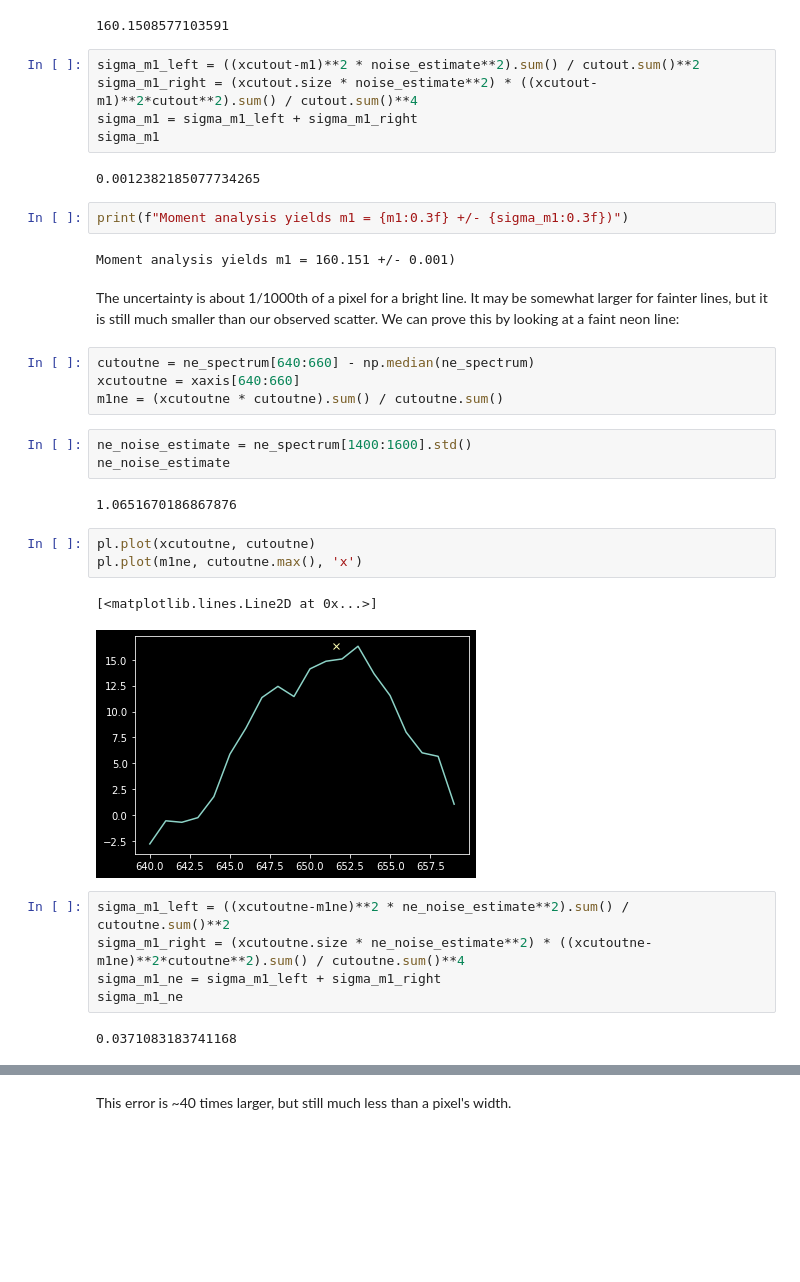
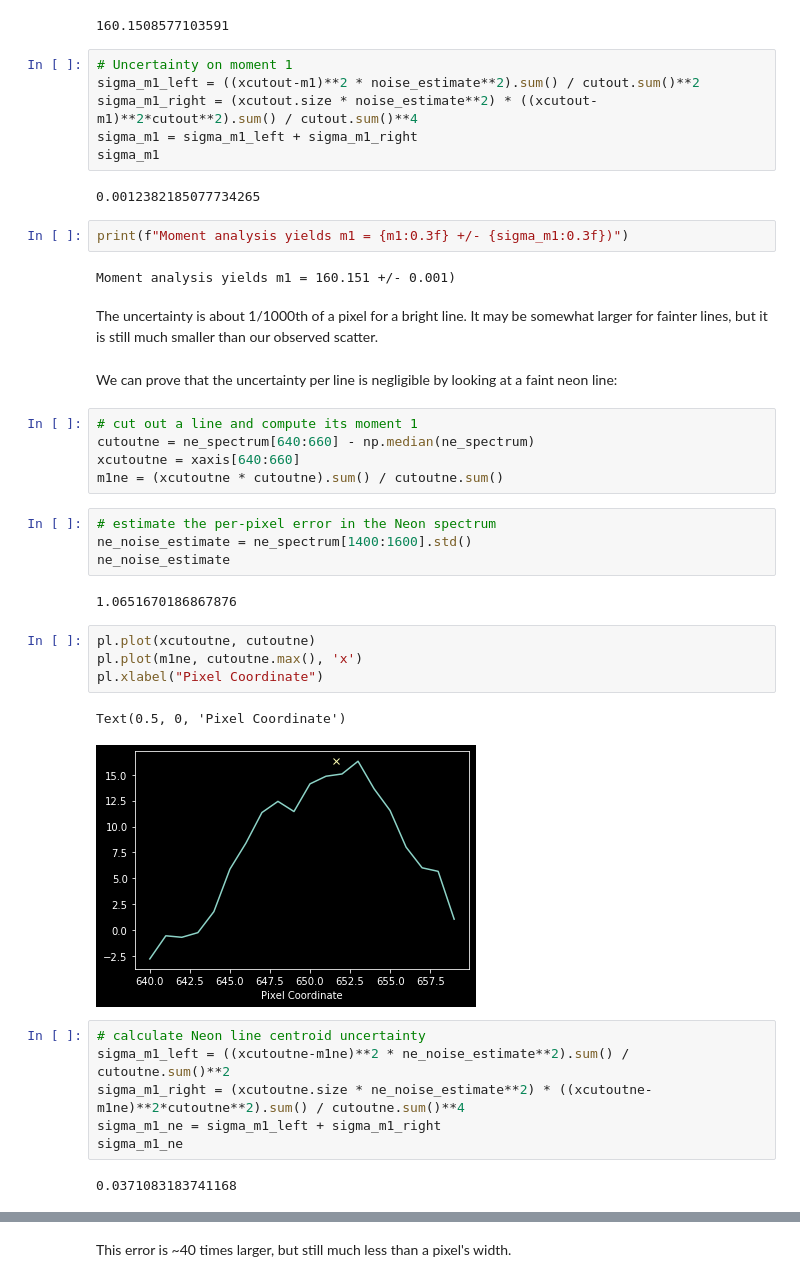
Before and after one commit to keflavich/AST4723-Public-Materials, a Jupyter notebook: spectroscopy/Wavelength Calibration.ipynb, the cells around one changed output, grey strips where cells are left out. Cells and saved outputs as stored; diff of their text form; blank space fills up the shorter version.

```diff
--- a/spectroscopy/Wavelength Calibration.ipynb
+++ b/spectroscopy/Wavelength Calibration.ipynb
@@ -495,6 +538,7 @@ m1
 # %% [output]
 160.1508577103591
 # %%
+# Uncertainty on moment 1
 sigma_m1_left = ((xcutout-m1)**2 * noise_estimate**2).sum() / cutout.sum()**2
 sigma_m1_right = (xcutout.size * noise_estimate**2) * ((xcutout-m1)**2*cutout**2).sum() / cutout.sum()**4
 sigma_m1 = sigma_m1_left + sigma_m1_right
@@ -506,12 +550,16 @@ print(f"Moment analysis yields m1 = {m1:0.3f} +/- {sigma_m1:0.3f})")
 # %% [output]
 Moment analysis yields m1 = 160.151 +/- 0.001)
 # %% [markdown]
-The uncertainty is about 1/1000th of a pixel for a bright line.  It may be somewhat larger for fainter lines, but it is still much smaller than our observed scatter.  We can prove this by looking at a faint neon line:
+The uncertainty is about 1/1000th of a pixel for a bright line.  It may be somewhat larger for fainter lines, but it is still much smaller than our observed scatter.
+# %% [markdown]
+ We can prove that the uncertainty per line is negligible by looking at a faint neon line:
 # %%
+# cut out a line and compute its moment 1
 cutoutne = ne_spectrum[640:660] - np.median(ne_spectrum)
 xcutoutne = xaxis[640:660]
 m1ne = (xcutoutne * cutoutne).sum() / cutoutne.sum()
 # %%
+# estimate the per-pixel error in the Neon spectrum
 ne_noise_estimate = ne_spectrum[1400:1600].std()
 ne_noise_estimate
 # %% [output]
@@ -519,10 +567,12 @@ ne_noise_estimate
 # %%
 pl.plot(xcutoutne, cutoutne)
 pl.plot(m1ne, cutoutne.max(), 'x')
+pl.xlabel("Pixel Coordinate")
 # %% [output]
-[<matplotlib.lines.Line2D at 0x...>]
+Text(0.5, 0, 'Pixel Coordinate')
-[figure, old version]
+[figure, new version]
 # %%
+# calculate Neon line centroid uncertainty
 sigma_m1_left = ((xcutoutne-m1ne)**2 * ne_noise_estimate**2).sum() / cutoutne.sum()**2
 sigma_m1_right = (xcutoutne.size * ne_noise_estimate**2) * ((xcutoutne-m1ne)**2*cutoutne**2).sum() / cutoutne.sum()**4
 sigma_m1_ne = sigma_m1_left + sigma_m1_right
```
Also changed, not shown: parts of 48 cells of this notebook.
